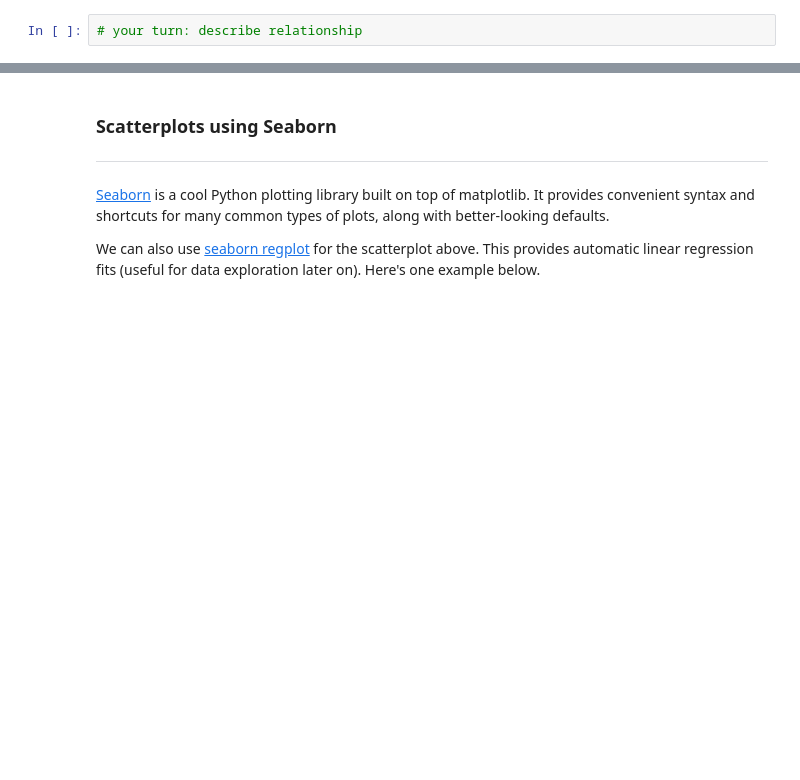
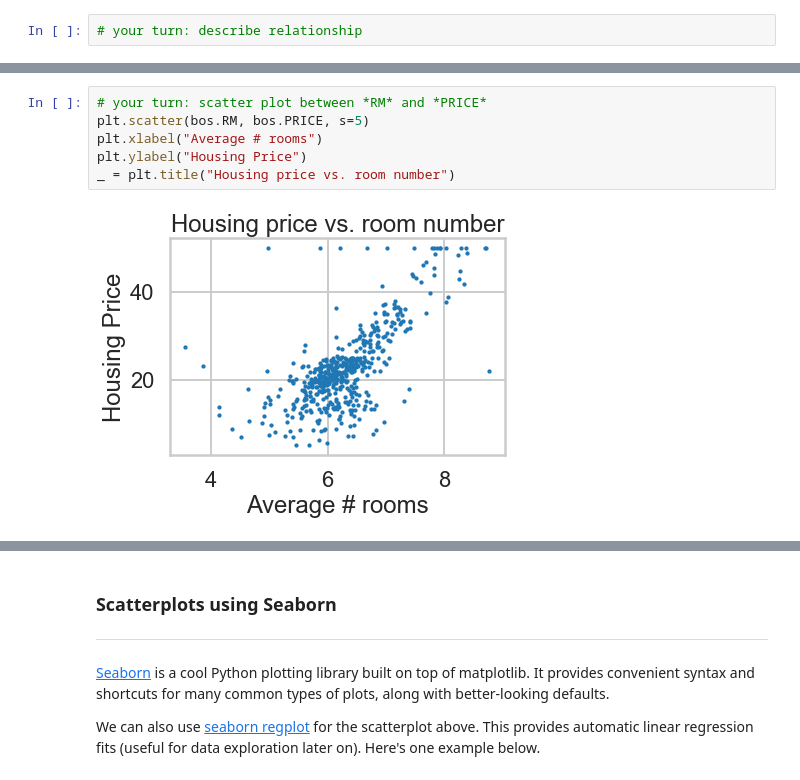
Before and after one commit to mgudorf/datsci, a Jupyter notebook: miniprojects/linear_regression/Mini_Project_Linear_Regression.ipynb, the cells around one changed output, grey strips where cells are left out. Saved outputs shown, nothing was run; the diff lists cells and outputs as text; blank space fills up the shorter version.

Commit message:
boston housing lin. reg.

```diff
--- a/miniprojects/linear_regression/Mini_Project_Linear_Regression.ipynb
+++ b/miniprojects/linear_regression/Mini_Project_Linear_Regression.ipynb
@@ -226,0 +281,8 @@ plt.title("Relationship between CRIM and Price")
+# %%
+# your turn: scatter plot between *RM* and *PRICE*
+plt.scatter(bos.RM, bos.PRICE, s=5)
+plt.xlabel("Average # rooms")
+plt.ylabel("Housing Price")
+_ = plt.title("Housing price vs. room number")
+# %% [output]
+[figure, added]
```
Also changed, not shown: parts of 106 cells of this notebook.
